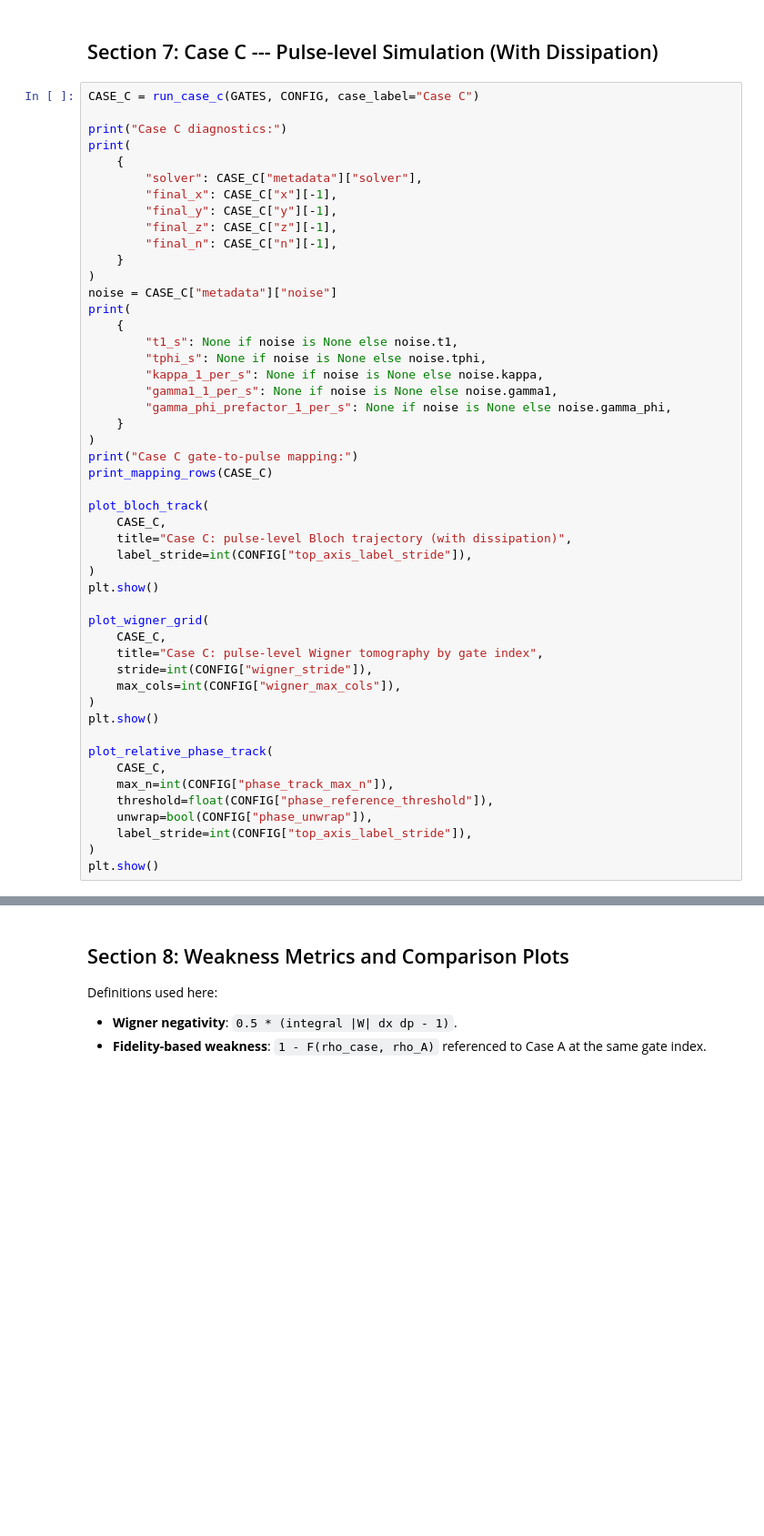
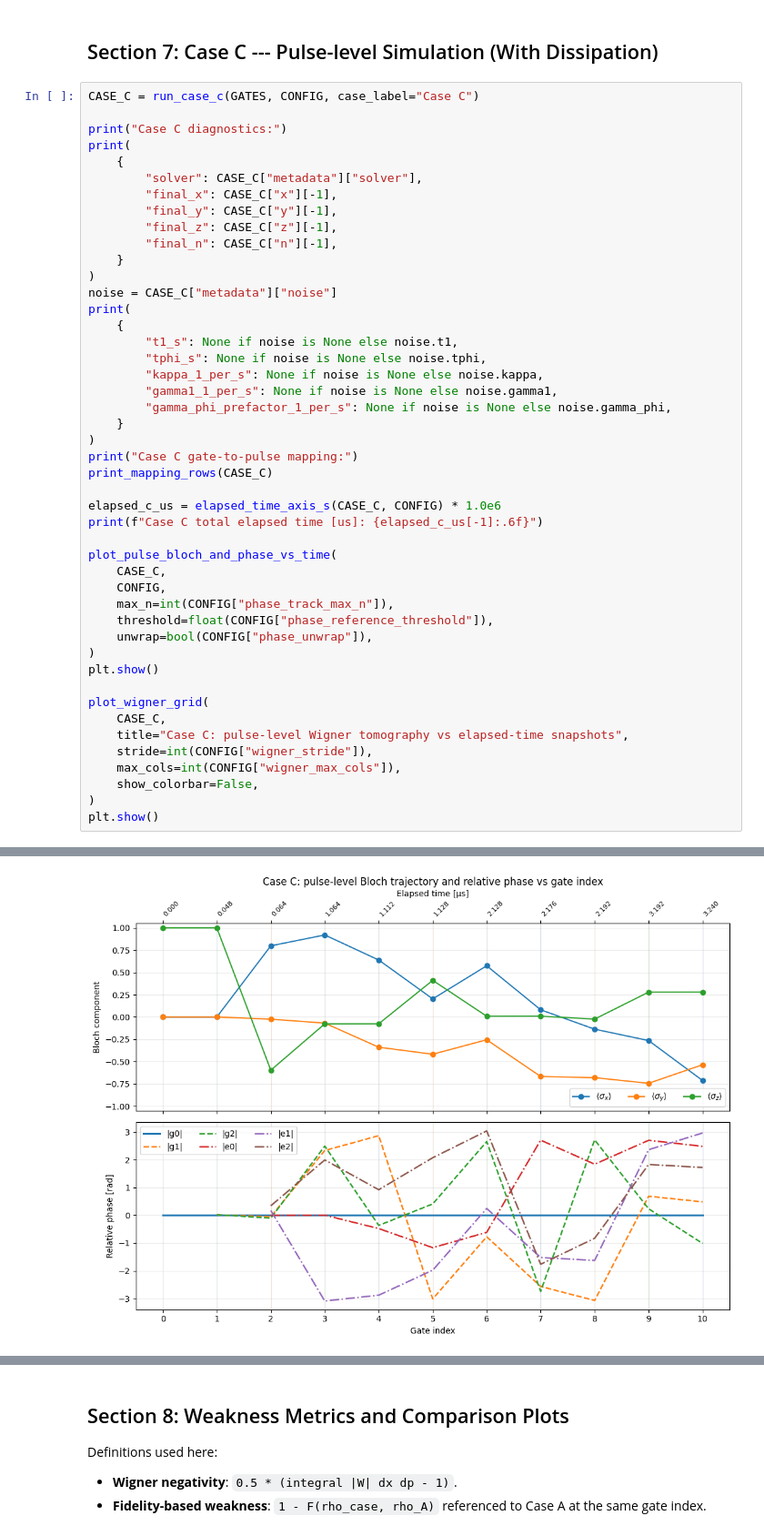
Before and after one commit to SoraUmika/qubox_cQEDsim, a Jupyter notebook: sequential_simulation.ipynb, the cells around one changed output, grey strips where cells are left out. Shown at 91% size. Cells and saved outputs as stored; diff of their text form; blank space fills up the shorter version.

```diff
--- a/sequential_simulation.ipynb
+++ b/sequential_simulation.ipynb
@@ -285,26 +443,24 @@ print(
 print("Case C gate-to-pulse mapping:")
 print_mapping_rows(CASE_C)
 
-plot_bloch_track(
+elapsed_c_us = elapsed_time_axis_s(CASE_C, CONFIG) * 1.0e6
+print(f"Case C total elapsed time [us]: {elapsed_c_us[-1]:.6f}")
+
+plot_pulse_bloch_and_phase_vs_time(
     CASE_C,
-    title="Case C: pulse-level Bloch trajectory (with dissipation)",
-    label_stride=int(CONFIG["top_axis_label_stride"]),
+    CONFIG,
+    max_n=int(CONFIG["phase_track_max_n"]),
+    threshold=float(CONFIG["phase_reference_threshold"]),
+    unwrap=bool(CONFIG["phase_unwrap"]),
 )
 plt.show()
 
 plot_wigner_grid(
     CASE_C,
-    title="Case C: pulse-level Wigner tomography by gate index",
+    title="Case C: pulse-level Wigner tomography vs elapsed-time snapshots",
     stride=int(CONFIG["wigner_stride"]),
     max_cols=int(CONFIG["wigner_max_cols"]),
+    show_colorbar=False,
 )
 plt.show()
-
-plot_relative_phase_track(
-    CASE_C,
-    max_n=int(CONFIG["phase_track_max_n"]),
-    threshold=float(CONFIG["phase_reference_threshold"]),
-    unwrap=bool(CONFIG["phase_unwrap"]),
-    label_stride=int(CONFIG["top_axis_label_stride"]),
-)
-plt.show()
+# %% [output]
@@ -310,0 +482 @@ plt.show()
+[figure, added]
```
Also changed, not shown: parts of 10 cells of this notebook, 3 other files.
